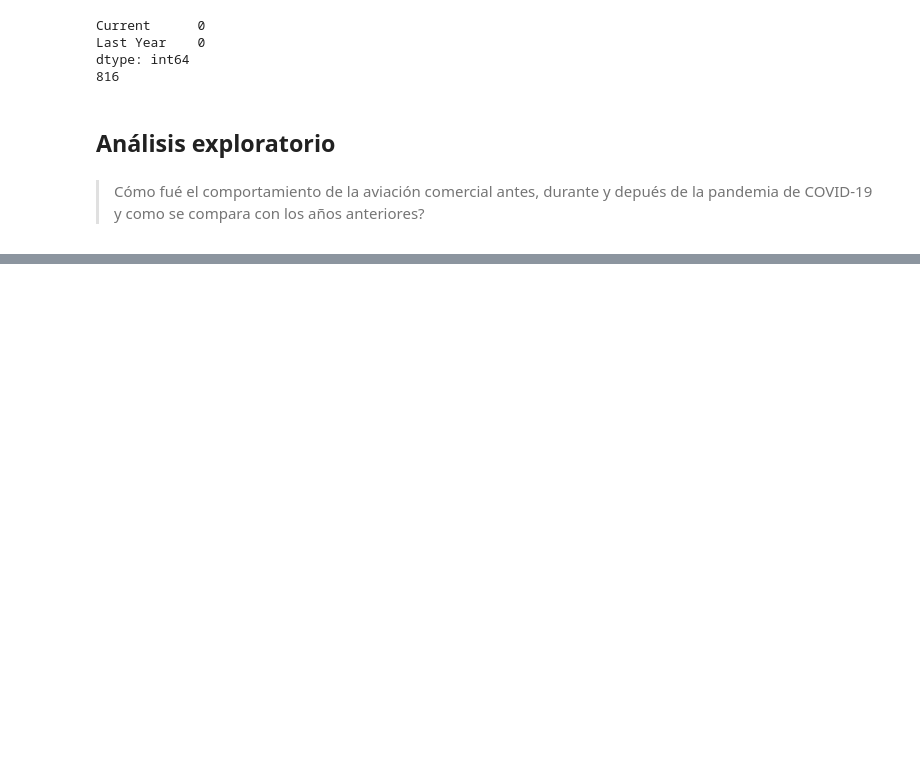
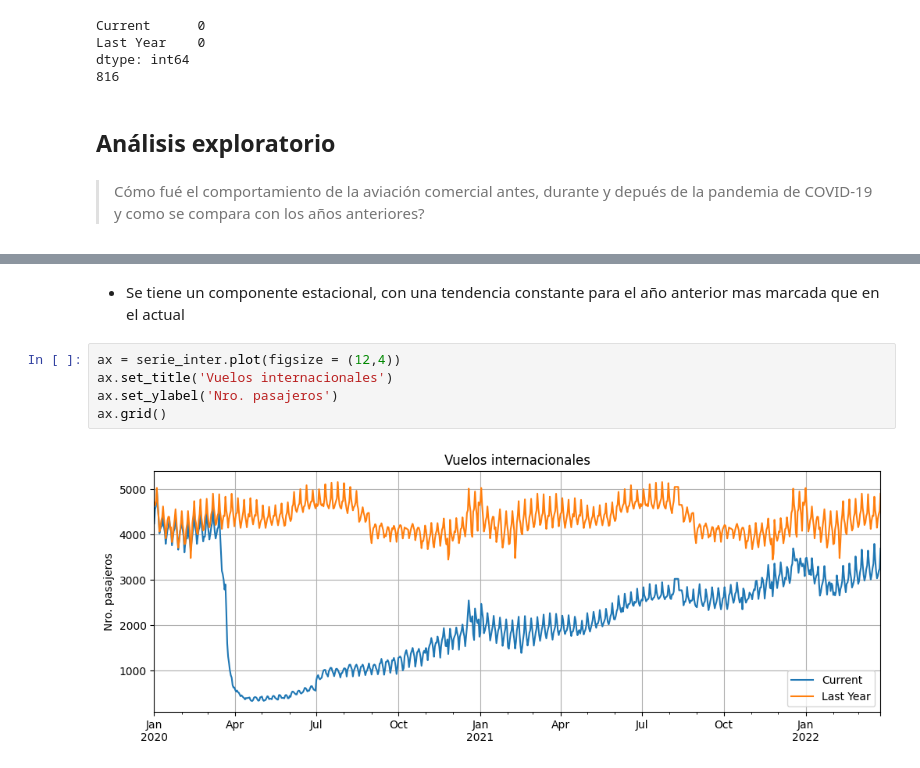
Before and after one commit to JairRamosG/Series_de_Tiempo, a Jupyter notebook: 05_Analisis/Aviacion/aviacion.ipynb, the cells around one changed output, grey strips where cells are left out. Saved outputs shown, nothing was run; the diff lists cells and outputs as text; blank space fills up the shorter version.

```diff
--- a/05_Analisis/Aviacion/aviacion.ipynb
+++ b/05_Analisis/Aviacion/aviacion.ipynb
@@ -297,0 +315,9 @@ dtype: int64
+# %% [markdown]
+* Se tiene un componente estacional, con una tendencia constante para el año anterior mas marcada que en el actual
+# %%
+ax = serie_inter.plot(figsize = (12,4))
+ax.set_title('Vuelos internacionales')
+ax.set_ylabel('Nro. pasajeros')
+ax.grid()
+# %% [output]
+[figure, added]
```
Also changed, not shown: parts of 9 cells of this notebook.
